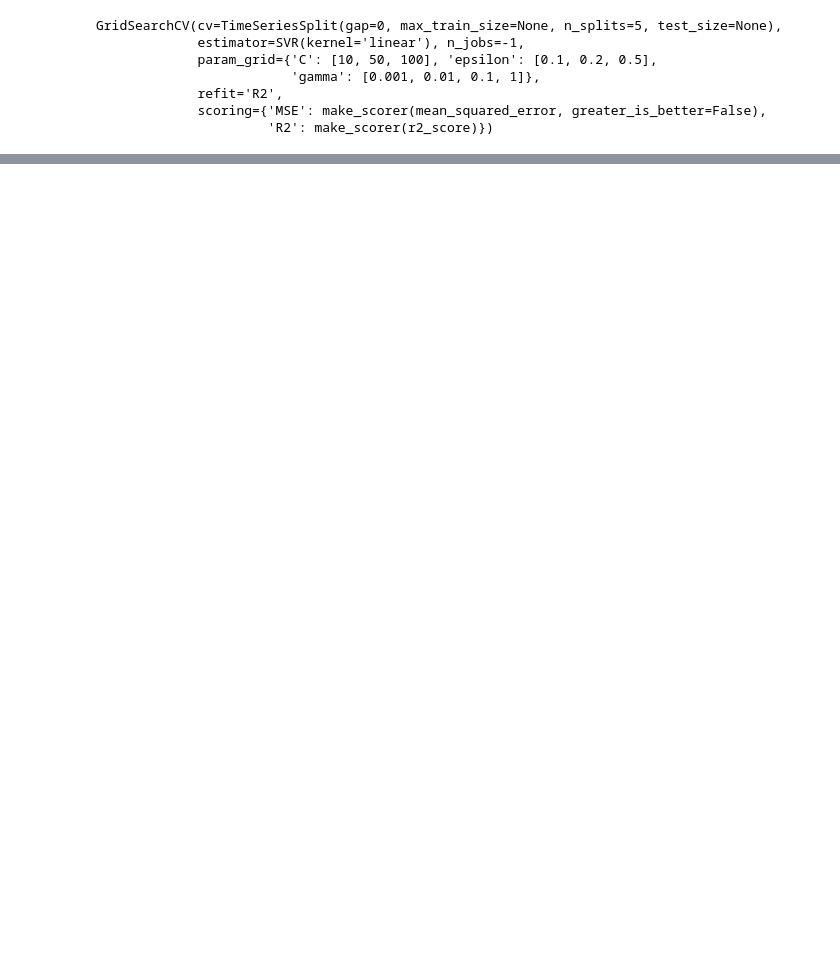
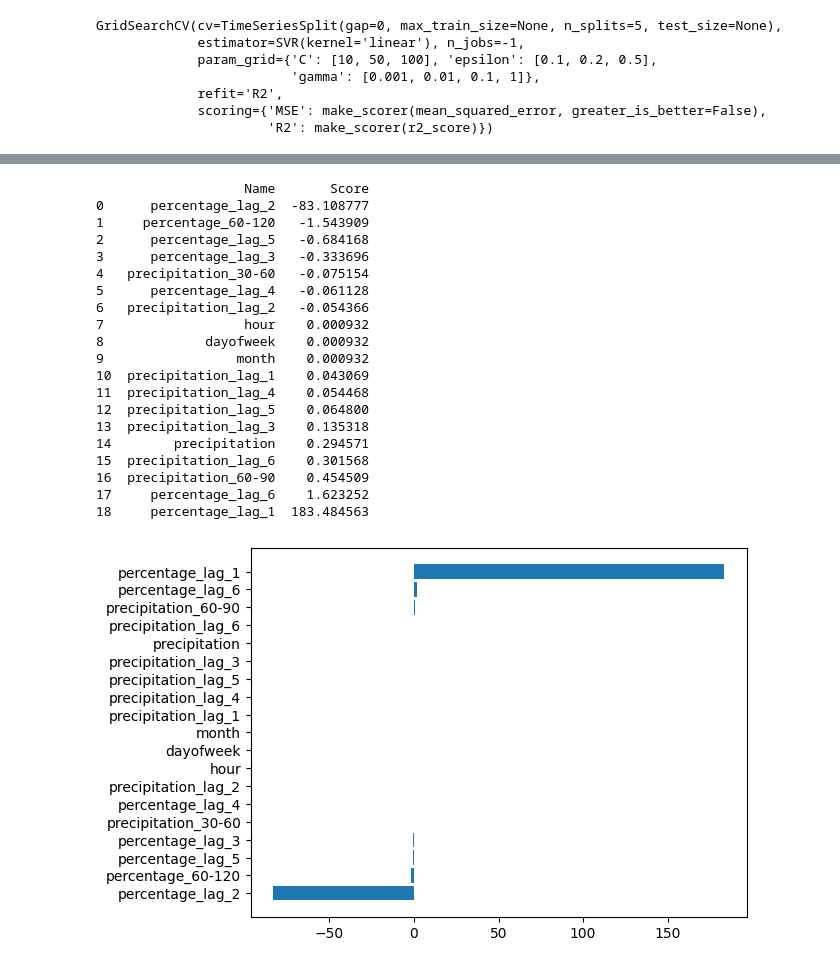
Before and after one commit to TeaDrinkingProgrammer/brabant-water-capstone, a Jupyter notebook: svm/svm.ipynb, the cells around one changed output, grey strips where cells are left out. Saved outputs shown, nothing was run; the diff lists cells and outputs as text; code cells hidden in the pictures; blank space fills up the shorter version.

Commit message:
Feature importances

```diff
--- a/svm/svm.ipynb
+++ b/svm/svm.ipynb
@@ -218,3 +219,50 @@ r2: -0.09783015992061017
+# %%
+from matplotlib import pyplot as plt
+from sklearn import svm
+
+def f_importances(coef, names):
+    # Convert coef to a numpy array
+    imp = np.array(coef).ravel()  # Ensure 1D array
+
+    # Sort imp and names
+    sorted_indices = np.argsort(imp)
+    imp = imp[sorted_indices]
+    names = [names[i] for i in sorted_indices]
+
+    df = pd.DataFrame({'Name': names, 'Score': imp})
+    print(df.head(20))
+    # Create a horizontal bar plot
+    plt.barh(range(len(names)), imp, align='center')
+
+    # Set y-axis labels
+    plt.yticks(range(len(names)), names)
+
+    # Display the plot
+    plt.show()
+
+f_importances(best_model.coef_, X.columns.array.tolist())
+# %% [output]
+                   Name       Score
+0      percentage_lag_2  -83.108777
+1     percentage_60-120   -1.543909
+2      percentage_lag_5   -0.684168
+3      percentage_lag_3   -0.333696
+4   precipitation_30-60   -0.075154
+5      percentage_lag_4   -0.061128
+6   precipitation_lag_2   -0.054366
+7                  hour    0.000932
+8             dayofweek    0.000932
+9                 month    0.000932
+10  precipitation_lag_1    0.043069
+11  precipitation_lag_4    0.054468
+12  precipitation_lag_5    0.064800
+13  precipitation_lag_3    0.135318
+14        precipitation    0.294571
+15  precipitation_lag_6    0.301568
+16  precipitation_60-90    0.454509
+17     percentage_lag_6    1.623252
+18     percentage_lag_1  183.484563
+[figure, added]
 # %%
 start_timestamp = pd.to_datetime('2023-09-02 14:00:00')
 end_timestamp = pd.to_datetime('2023-09-30 08:00:00')
```
Also changed, not shown: parts of 6 cells of this notebook.
